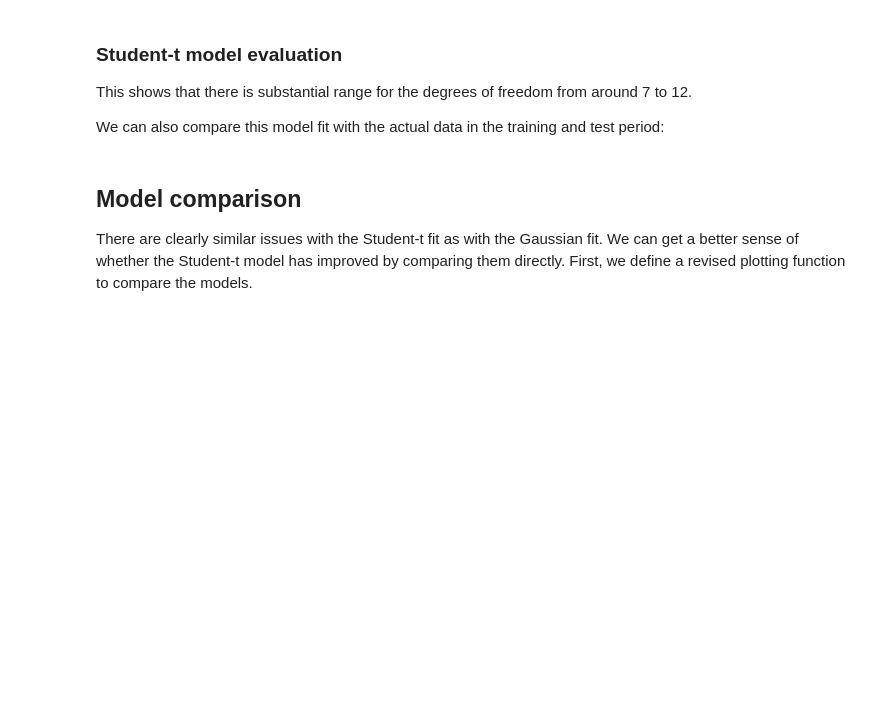
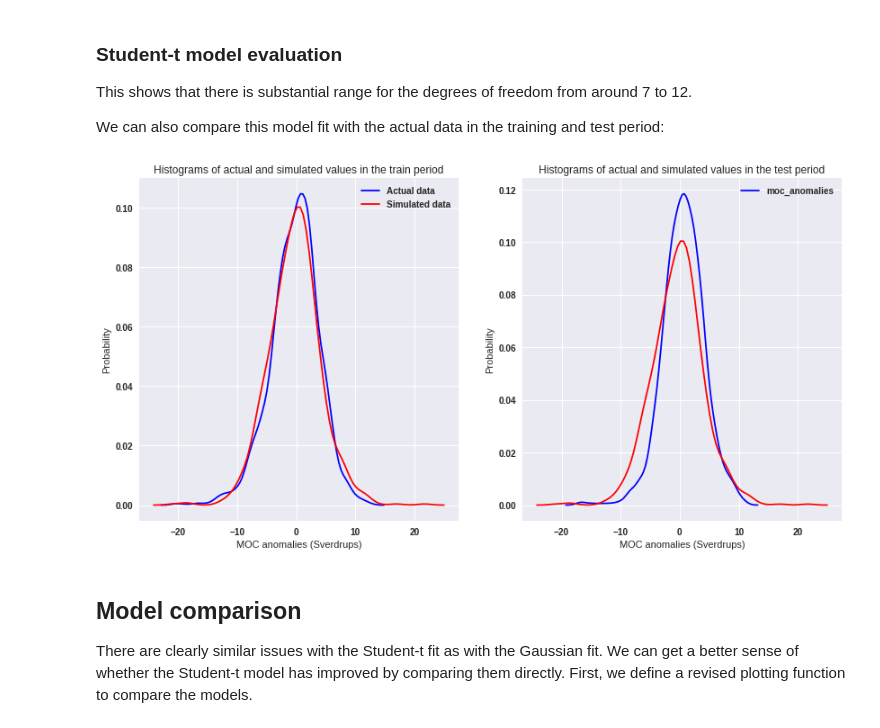
Before and after one commit to braaannigan/explore_data, a Jupyter notebook: bayes_moc_gaussian.ipynb, the cells around one changed output. Saved outputs shown, nothing was run; the diff lists cells and outputs as text; code cells hidden in the pictures; blank space fills up the shorter version.

```diff
--- a/bayes_moc_gaussian.ipynb
+++ b/bayes_moc_gaussian.ipynb
@@ -301,3 +327,5 @@ trace_student,train_samples_student = student_t_fit(
     train_data = moc_anomalies_train.values,
     degrees_of_freedom_prior = degrees_of_freedom_prior, mu_prior = mu_prior, scale_prior = scale_prior
     )
+if len(train_samples_student['Y_obs']) > 1:
+    train_samples_student['Y_obs'] = train_samples_student['Y_obs'][:,0]
@@ -312,8 +346,10 @@ This shows that there is substantial range for the degrees of freedom from aroun
 
 We can also compare this model fit with the actual data in the training and test period:
 # %%
-compare_distributions(moc_anomalies_train, train_samples_student['Y_obs'][:,0],
-                     moc_anomalies_test, train_samples_student['Y_obs'][:,0])
+compare_distributions(moc_anomalies_train, train_samples_student['Y_obs'],
+                     moc_anomalies_test, train_samples_student['Y_obs'])
+# %% [output]
+[figure, added]
 # %% [markdown]
 ## Model comparison
 
```
Also changed, not shown: parts of 8 cells of this notebook.
